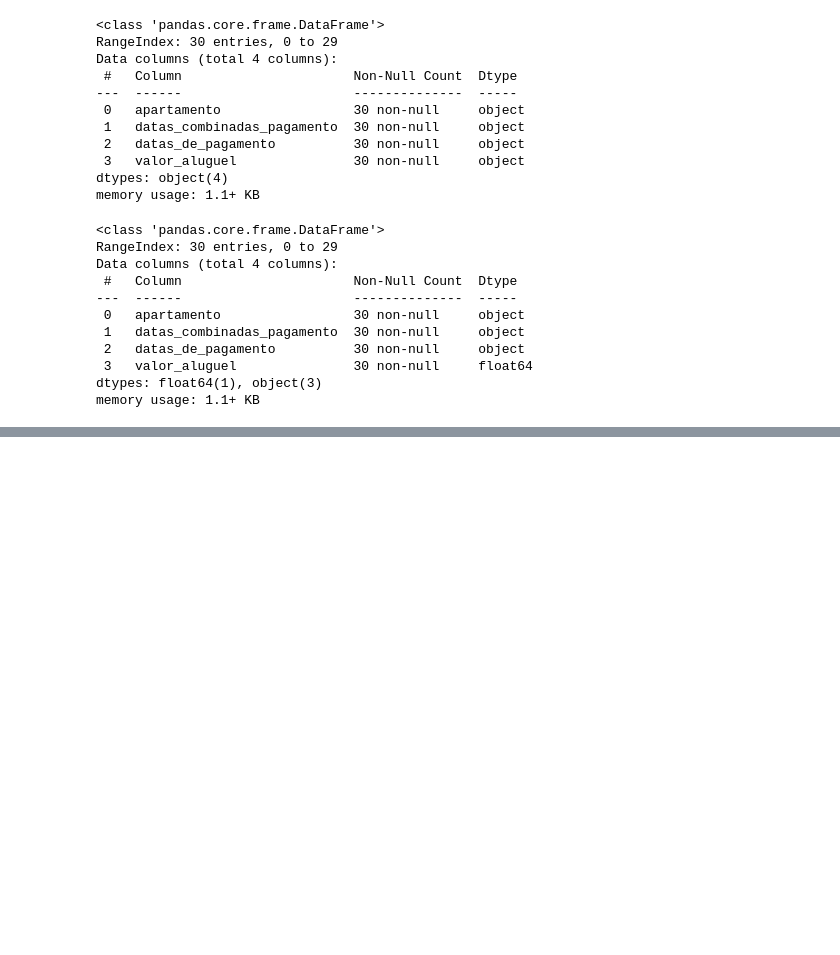
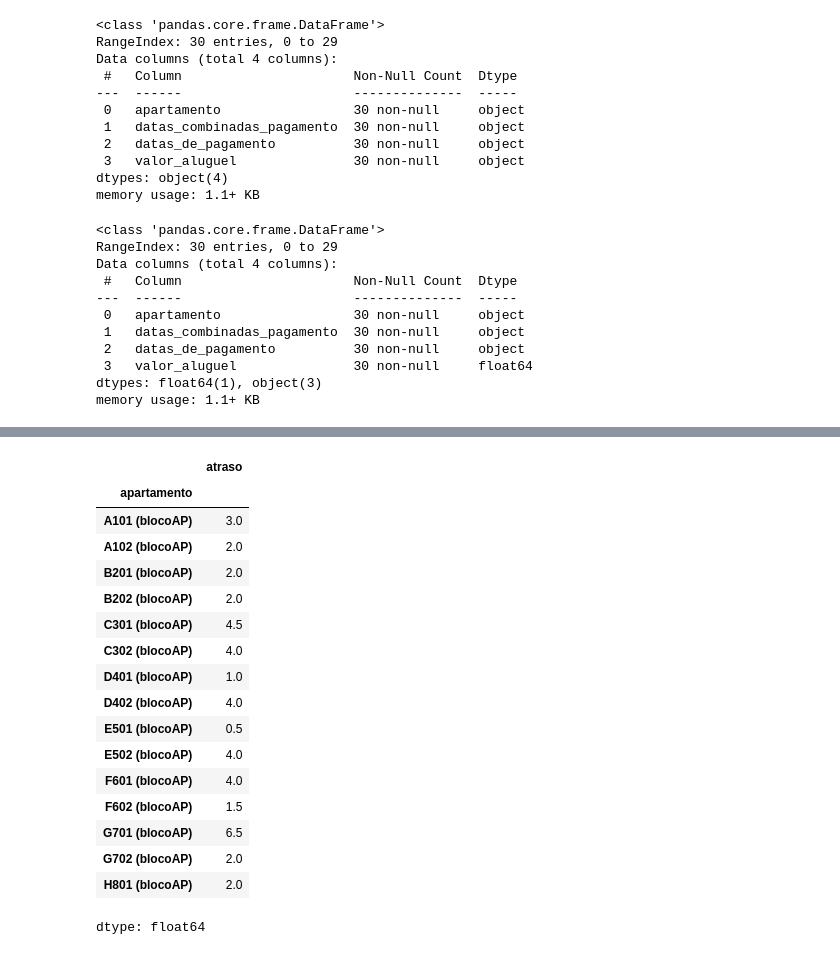
Before and after one commit to JorgeAccardi/cienciadedatos, a Jupyter notebook: Proyecto_Desafío_2_Administración_de_Condominios.ipynb, the cells around one changed output, grey strips where cells are left out. Saved outputs shown, nothing was run; the diff lists cells and outputs as text; code cells hidden in the pictures; blank space fills up the shorter version.

```diff
--- a/Proyecto_Desafío_2_Administración_de_Condominios.ipynb
+++ b/Proyecto_Desafío_2_Administración_de_Condominios.ipynb
@@ -117,0 +211,21 @@ memory usage: 1.1+ KB
+# %%
+media_atraso
+# %% [output]
+|  | atraso |
+| apartamento |  |
+| A101 (blocoAP) | 3.0 |
+| A102 (blocoAP) | 2.0 |
+| B201 (blocoAP) | 2.0 |
+| B202 (blocoAP) | 2.0 |
+| C301 (blocoAP) | 4.5 |
+| C302 (blocoAP) | 4.0 |
+| D401 (blocoAP) | 1.0 |
+| D402 (blocoAP) | 4.0 |
+| E501 (blocoAP) | 0.5 |
+| E502 (blocoAP) | 4.0 |
+| F601 (blocoAP) | 4.0 |
+| F602 (blocoAP) | 1.5 |
+| G701 (blocoAP) | 6.5 |
+| G702 (blocoAP) | 2.0 |
+| H801 (blocoAP) | 2.0 |
+dtype: float64
```
Also changed, not shown: parts of 12 cells of this notebook.
